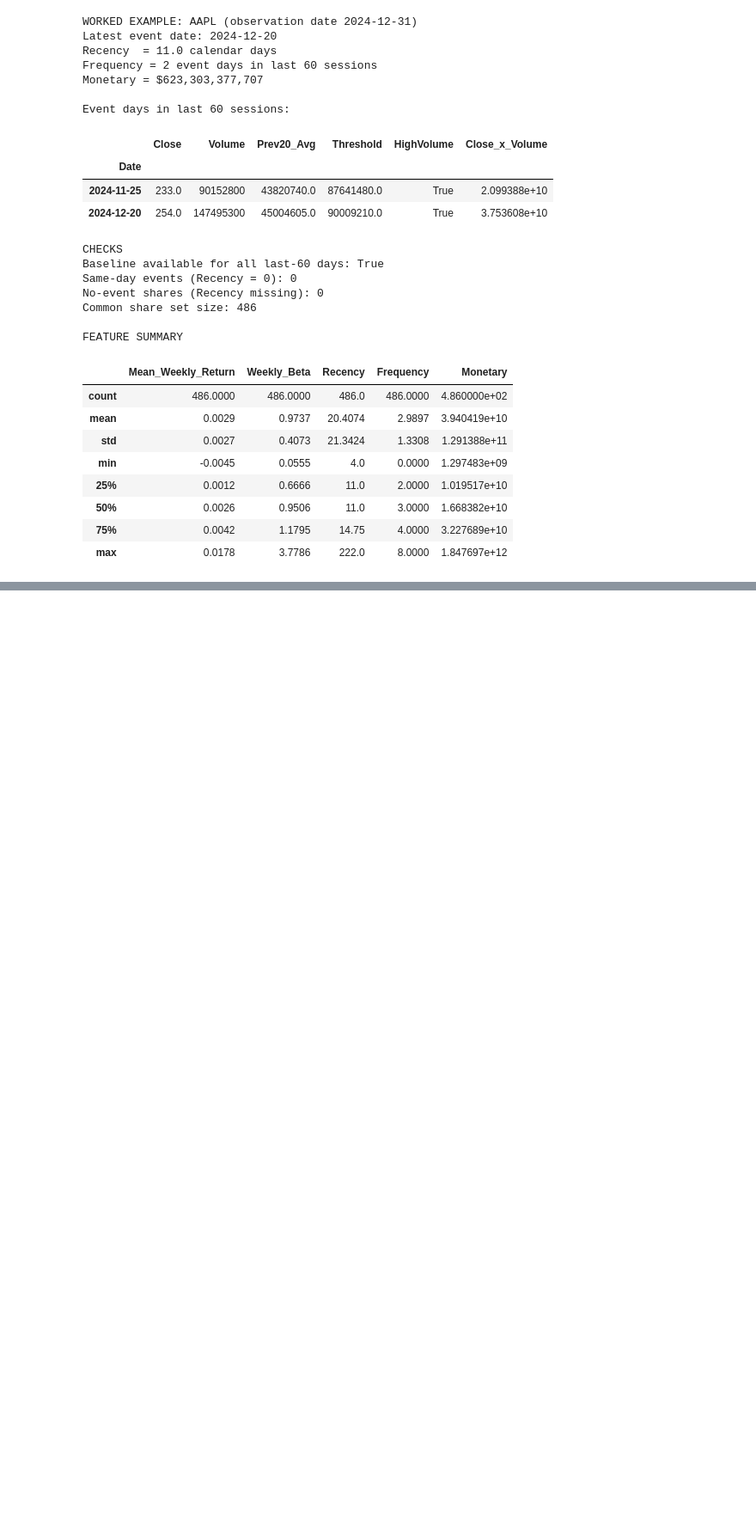
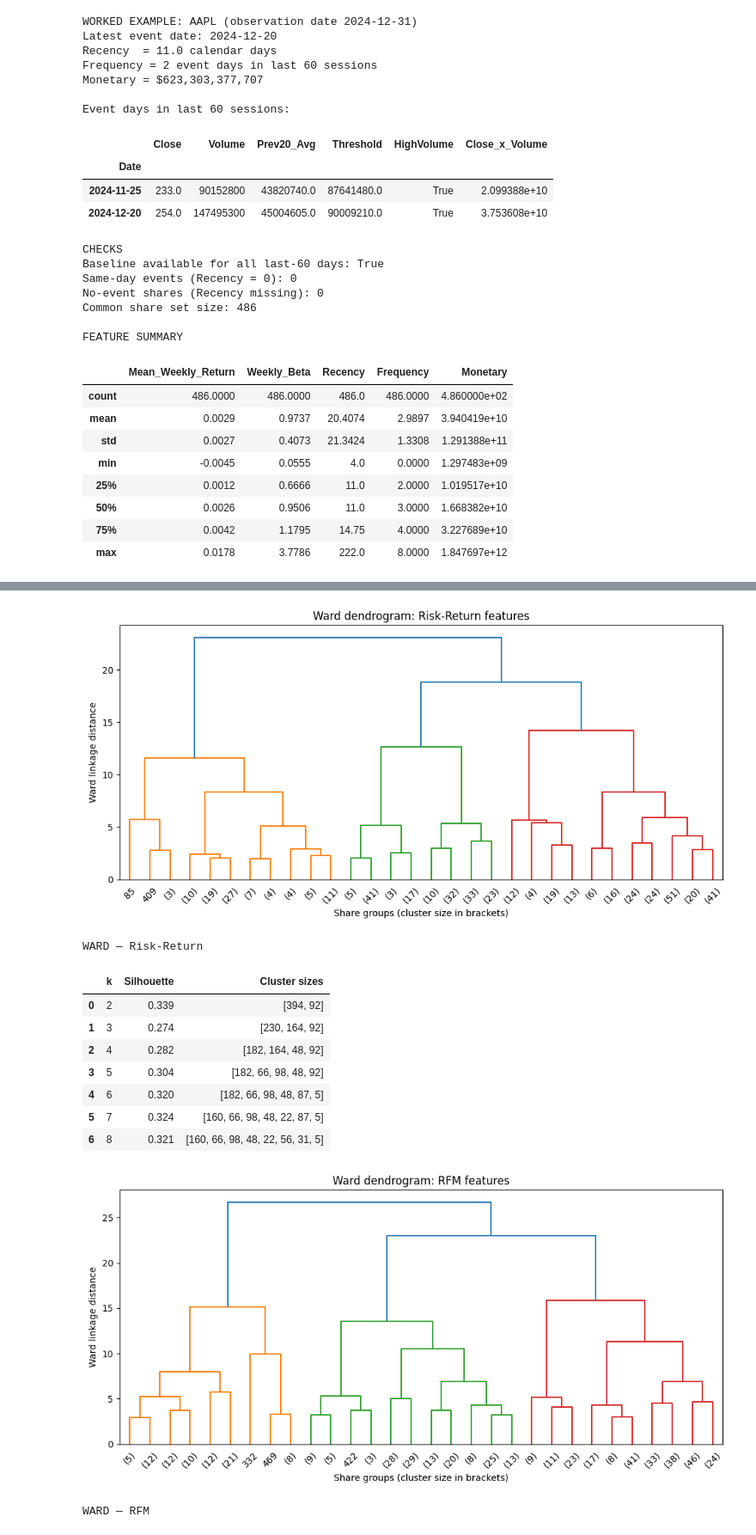
Before and after one commit to makaog5-sudo/CRM-SP500, a Jupyter notebook: CRM_stock_Analysis.ipynb, the cells around one changed output, grey strips where cells are left out. Shown at 86% size. Cells and saved outputs as stored; diff of their text form; code cells hidden in the pictures; blank space fills up the shorter version.

```diff
--- a/CRM_stock_Analysis.ipynb
+++ b/CRM_stock_Analysis.ipynb
@@ -379,0 +428,41 @@ FEATURE SUMMARY
+# %%
+# TASK 2.2: AGGLOMERATIVE (WARD) CLUSTERING
+from scipy.cluster.hierarchy import linkage, dendrogram, cut_tree
+from sklearn.metrics import silhouette_score
+
+matrices = {"Risk-Return": X_rr_scaled, "RFM": X_rfm_scaled}
+ward_results = {}
+
+for name, X_scaled in matrices.items():
+    hierarchy = linkage(X_scaled, method="ward")
+    ward_results[name] = hierarchy
+
+
+    plt.figure(figsize=(10, 5))
+    dendrogram(hierarchy, truncate_mode="lastp", p=30, leaf_rotation=45)
+    plt.title(f"Ward dendrogram: {name} features")
+    plt.xlabel("Share groups (cluster size in brackets)")
+    plt.ylabel("Ward linkage distance")
+    plt.tight_layout(); plt.savefig(f"dendrogram_{name}.png", dpi=150); plt.show()
+
+    rows = []
+    for k in range(2, 9):
+        labels = cut_tree(hierarchy, n_clusters=k).ravel() + 1
+        sizes = pd.Series(labels).value_counts().sort_index().tolist()
+        rows.append({"k": k, "Silhouette": round(silhouette_score(X_scaled, labels), 3),
+                     "Cluster sizes": sizes})
+    print(f"\nWARD — {name}")
+    display(pd.DataFrame(rows))
+# %% [output]
+[figure, added]
+WARD — Risk-Return
+|  | k | Silhouette | Cluster sizes |
+| 0 | 2 | 0.339 | [394, 92] |
+| 1 | 3 | 0.274 | [230, 164, 92] |
+| 2 | 4 | 0.282 | [182, 164, 48, 92] |
+| 3 | 5 | 0.304 | [182, 66, 98, 48, 92] |
+| 4 | 6 | 0.320 | [182, 66, 98, 48, 87, 5] |
+| 5 | 7 | 0.324 | [160, 66, 98, 48, 22, 87, 5] |
+| 6 | 8 | 0.321 | [160, 66, 98, 48, 22, 56, 31, 5] |
+[figure, added]
+WARD — RFM
```
Also changed, not shown: parts of 10 cells of this notebook.
